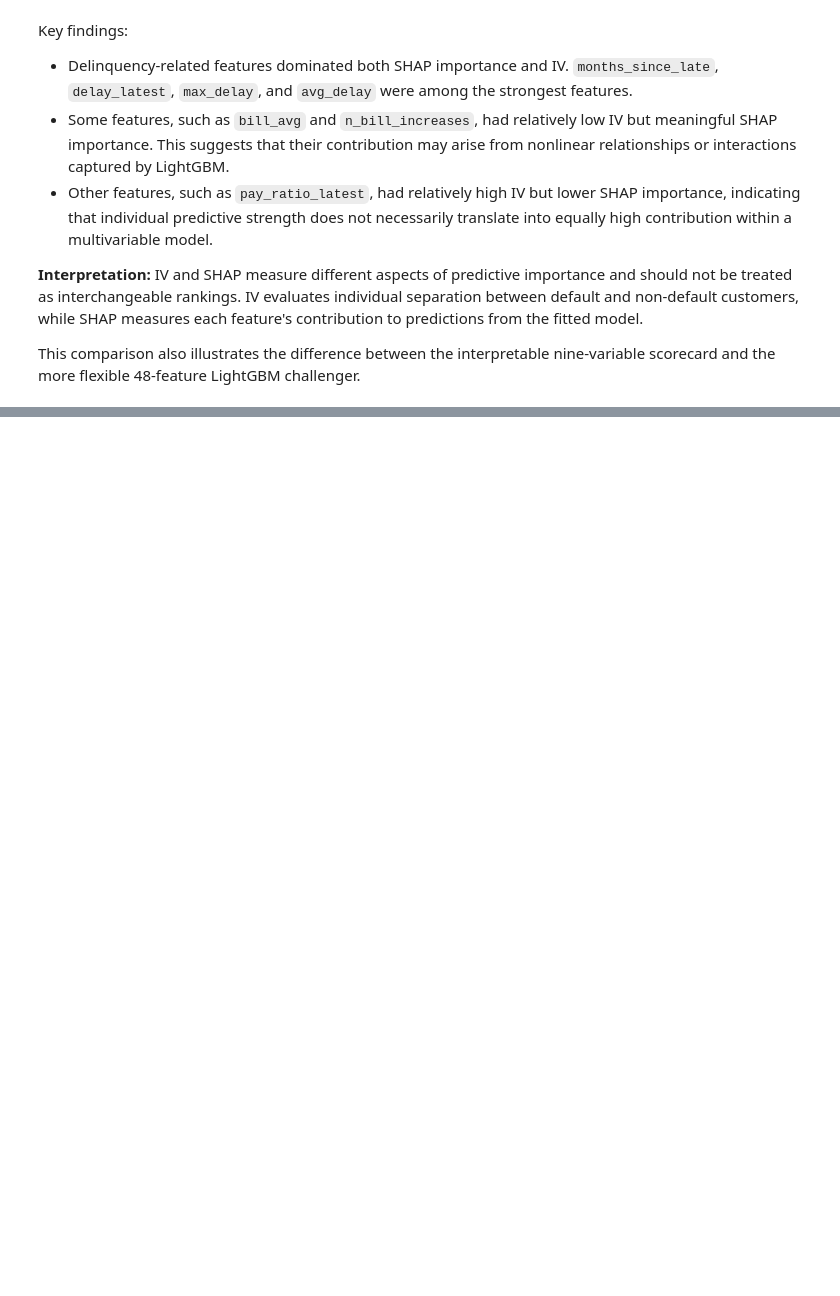
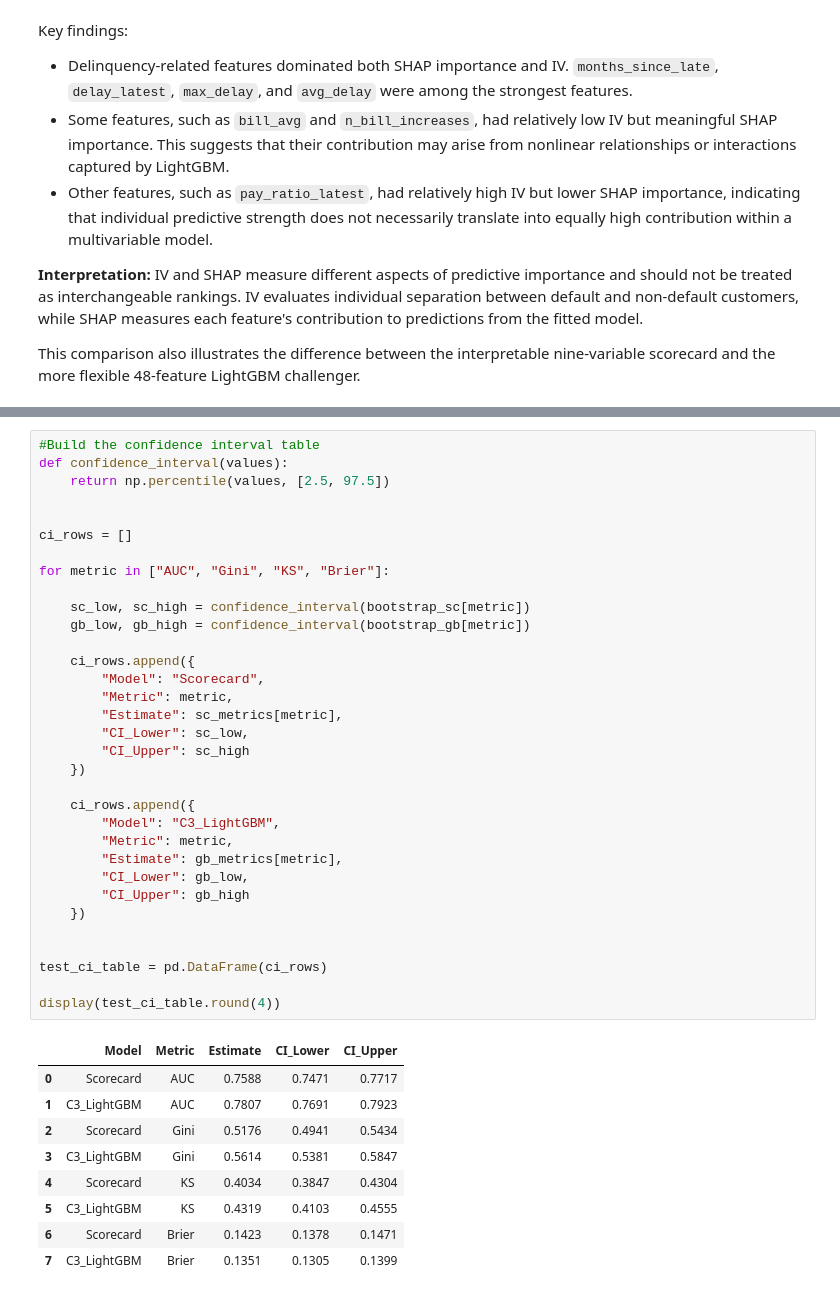
Before and after one commit to VaidehiKushwaha/credit-risk-scorecard-profit-optimization, a Jupyter notebook: notebooks/03_scorecard_and_ml_models.ipynb, the cells around one changed output, grey strips where cells are left out. Saved outputs shown, nothing was run; the diff lists cells and outputs as text; blank space fills up the shorter version.

```diff
--- a/notebooks/03_scorecard_and_ml_models.ipynb
+++ b/notebooks/03_scorecard_and_ml_models.ipynb
@@ -4252,0 +4826,43 @@ This comparison also illustrates the difference between the interpretable nine-v
+# %%
+#Build the confidence interval table
+def confidence_interval(values):
+    return np.percentile(values, [2.5, 97.5])
+
+
+ci_rows = []
+
+for metric in ["AUC", "Gini", "KS", "Brier"]:
+
+    sc_low, sc_high = confidence_interval(bootstrap_sc[metric])
+    gb_low, gb_high = confidence_interval(bootstrap_gb[metric])
+
+    ci_rows.append({
+        "Model": "Scorecard",
+        "Metric": metric,
+        "Estimate": sc_metrics[metric],
+        "CI_Lower": sc_low,
+        "CI_Upper": sc_high
+    })
+
+    ci_rows.append({
+        "Model": "C3_LightGBM",
+        "Metric": metric,
+        "Estimate": gb_metrics[metric],
+        "CI_Lower": gb_low,
+        "CI_Upper": gb_high
+    })
+
+
+test_ci_table = pd.DataFrame(ci_rows)
+
+display(test_ci_table.round(4))
+# %% [output]
+|  | Model | Metric | Estimate | CI_Lower | CI_Upper |
+| 0 | Scorecard | AUC | 0.7588 | 0.7471 | 0.7717 |
+| 1 | C3_LightGBM | AUC | 0.7807 | 0.7691 | 0.7923 |
+| 2 | Scorecard | Gini | 0.5176 | 0.4941 | 0.5434 |
+| 3 | C3_LightGBM | Gini | 0.5614 | 0.5381 | 0.5847 |
+| 4 | Scorecard | KS | 0.4034 | 0.3847 | 0.4304 |
+| 5 | C3_LightGBM | KS | 0.4319 | 0.4103 | 0.4555 |
+| 6 | Scorecard | Brier | 0.1423 | 0.1378 | 0.1471 |
+| 7 | C3_LightGBM | Brier | 0.1351 | 0.1305 | 0.1399 |
```
Also changed, not shown: parts of 62 cells of this notebook, 3 other files.
